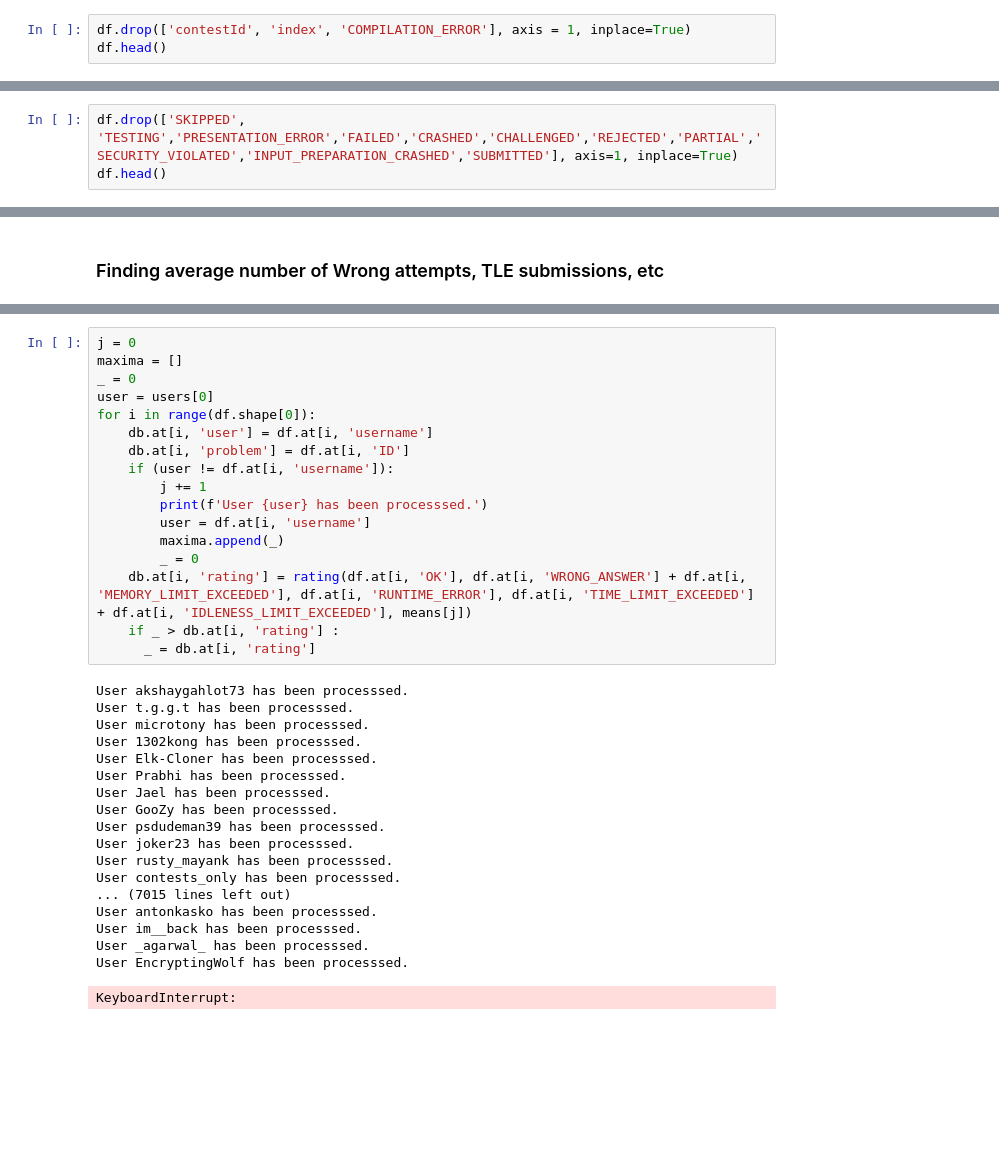
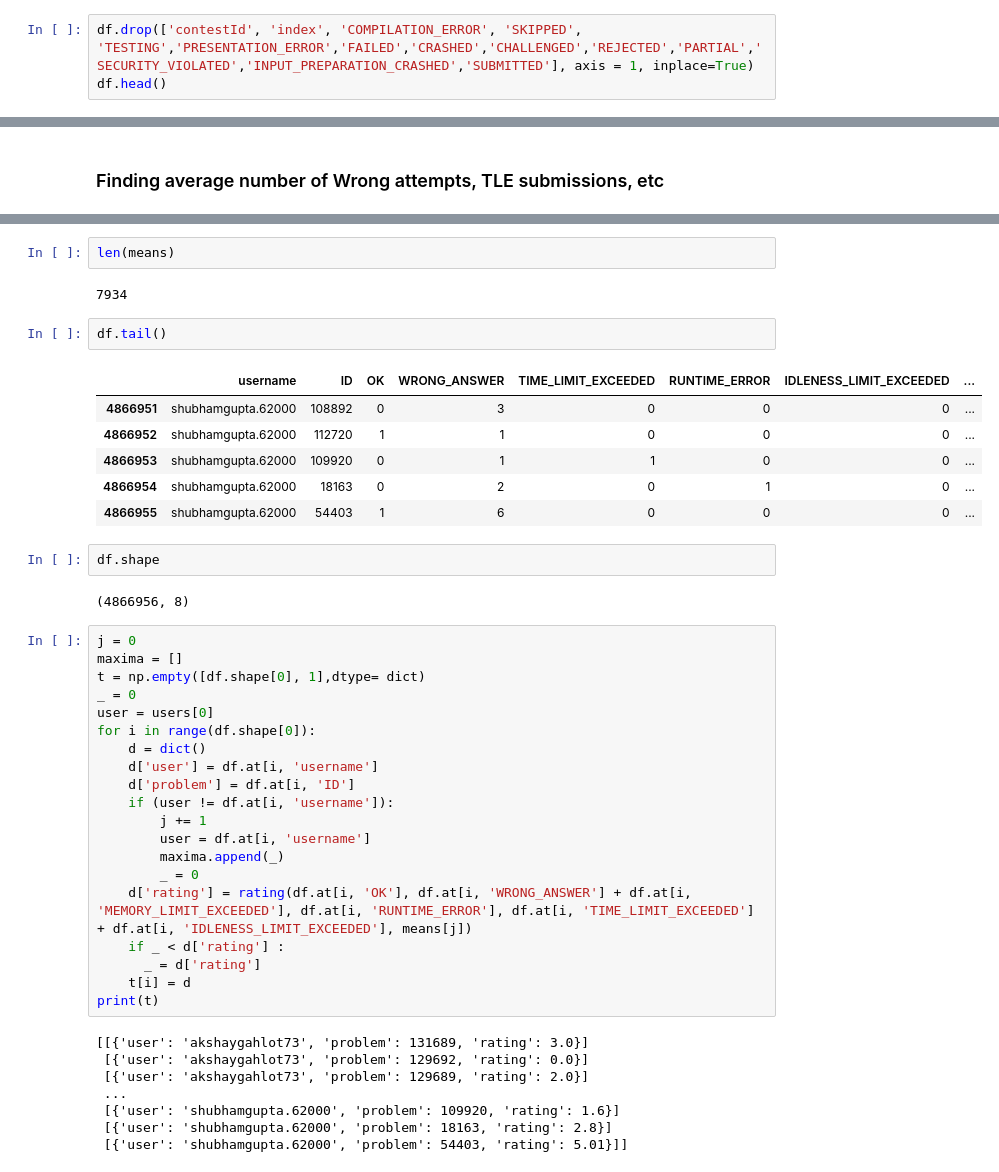
Before and after one commit to harshjohar/coderecs, a Jupyter notebook: model/data_preprocessing.ipynb, the cells around one changed output, grey strips where cells are left out. Drawn from its saved outputs; the diff is of its cells as text; blank space fills up the shorter version.

```diff
--- a/model/data_preprocessing.ipynb
+++ b/model/data_preprocessing.ipynb
@@ -16,7 +18,7 @@ df.shape
 # %% [output]
 (4866956, 22)
 # %%
-df.drop(['contestId', 'index', 'COMPILATION_ERROR'], axis = 1, inplace=True)
+df.drop(['contestId', 'index', 'COMPILATION_ERROR', 'SKIPPED', 'TESTING','PRESENTATION_ERROR','FAILED','CRASHED','CHALLENGED','REJECTED','PARTIAL','SECURITY_VIOLATED','INPUT_PREPARATION_CRASHED','SUBMITTED'], axis = 1, inplace=True)
 df.head()
 # %% [output]
 |  | username | ID | OK | WRONG_ANSWER | TIME_LIMIT_EXCEEDED | RUNTIME_ERROR | IDLENESS_LIMIT_EXCEEDED | ... |
@@ -25,6 +27,3 @@ df.head()
 | 2 | akshaygahlot73 | 129689 | 1 | 2 | 0 | 0 | 0 | ... |
 | 3 | akshaygahlot73 | 129052 | 1 | 2 | 1 | 0 | 0 | ... |
 | 4 | akshaygahlot73 | 129130 | 1 | 2 | 0 | 0 | 0 | ... |
-# %%
-df.drop(['SKIPPED', 'TESTING','PRESENTATION_ERROR','FAILED','CRASHED','CHALLENGED','REJECTED','PARTIAL','SECURITY_VIOLATED','INPUT_PREPARATION_CRASHED','SUBMITTED'], axis=1, inplace=True)
-df.head()
@@ -101,37 +89,46 @@ means
  ...]
+# %%
+len(means)
+# %% [output]
+7934
+# %%
+df.tail()
+# %% [output]
+|  | username | ID | OK | WRONG_ANSWER | TIME_LIMIT_EXCEEDED | RUNTIME_ERROR | IDLENESS_LIMIT_EXCEEDED | ... |
+| 4866951 | shubhamgupta.62000 | 108892 | 0 | 3 | 0 | 0 | 0 | ... |
+| 4866952 | shubhamgupta.62000 | 112720 | 1 | 1 | 0 | 0 | 0 | ... |
+| 4866953 | shubhamgupta.62000 | 109920 | 0 | 1 | 1 | 0 | 0 | ... |
+| 4866954 | shubhamgupta.62000 | 18163 | 0 | 2 | 0 | 1 | 0 | ... |
+| 4866955 | shubhamgupta.62000 | 54403 | 1 | 6 | 0 | 0 | 0 | ... |
+# %%
+df.shape
+# %% [output]
+(4866956, 8)
 # %%
 j = 0
 maxima = []
+t = np.empty([df.shape[0], 1],dtype= dict)
 _ = 0
 user = users[0]
 for i in range(df.shape[0]):
-    db.at[i, 'user'] = df.at[i, 'username']
-    db.at[i, 'problem'] = df.at[i, 'ID']
+    d = dict()
+    d['user'] = df.at[i, 'username']
+    d['problem'] = df.at[i, 'ID']
     if (user != df.at[i, 'username']):
         j += 1
-        print(f'User {user} has been processsed.')
         user = df.at[i, 'username']
         maxima.append(_)
         _ = 0
-    db.at[i, 'rating'] = rating(df.at[i, 'OK'], df.at[i, 'WRONG_ANSWER'] + df.at[i, 'MEMORY_LIMIT_EXCEEDED'], df.at[i, 'RUNTIME_ERROR'], df.at[i, 'TIME_LIMIT_EXCEEDED'] + df.at[i, 'IDLENESS_LIMIT_EXCEEDED'], means[j])
-    if _ > db.at[i, 'rating'] :
-      _ = db.at[i, 'rating']
+    d['rating'] = rating(df.at[i, 'OK'], df.at[i, 'WRONG_ANSWER'] + df.at[i, 'MEMORY_LIMIT_EXCEEDED'], df.at[i, 'RUNTIME_ERROR'], df.at[i, 'TIME_LIMIT_EXCEEDED'] + df.at[i, 'IDLENESS_LIMIT_EXCEEDED'], means[j])
+    if _ < d['rating'] :
+      _ = d['rating']
+    t[i] = d
+print(t)
 # %% [output]
-User akshaygahlot73 has been processsed.
-User t.g.g.t has been processsed.
-User microtony has been processsed.
-User 1302kong has been processsed.
-User Elk-Cloner has been processsed.
-User Prabhi has been processsed.
-User Jael has been processsed.
-User GooZy has been processsed.
-User psdudeman39 has been processsed.
-User joker23 has been processsed.
-User rusty_mayank has been processsed.
-User contests_only has been processsed.
-... (7015 lines left out)
-User antonkasko has been processsed.
-User im__back has been processsed.
-User _agarwal_ has been processsed.
-User EncryptingWolf has been processsed.
+[[{'user': 'akshaygahlot73', 'problem': 131689, 'rating': 3.0}]
+ [{'user': 'akshaygahlot73', 'problem': 129692, 'rating': 0.0}]
+ [{'user': 'akshaygahlot73', 'problem': 129689, 'rating': 2.0}]
+ ...
+ [{'user': 'shubhamgupta.62000', 'problem': 109920, 'rating': 1.6}]
+ [{'user': 'shubhamgupta.62000', 'problem': 18163, 'rating': 2.8}]
+ [{'user': 'shubhamgupta.62000', 'problem': 54403, 'rating': 5.01}]]
-KeyboardInterrupt:
```
Also changed, not shown: parts of 17 cells of this notebook.
